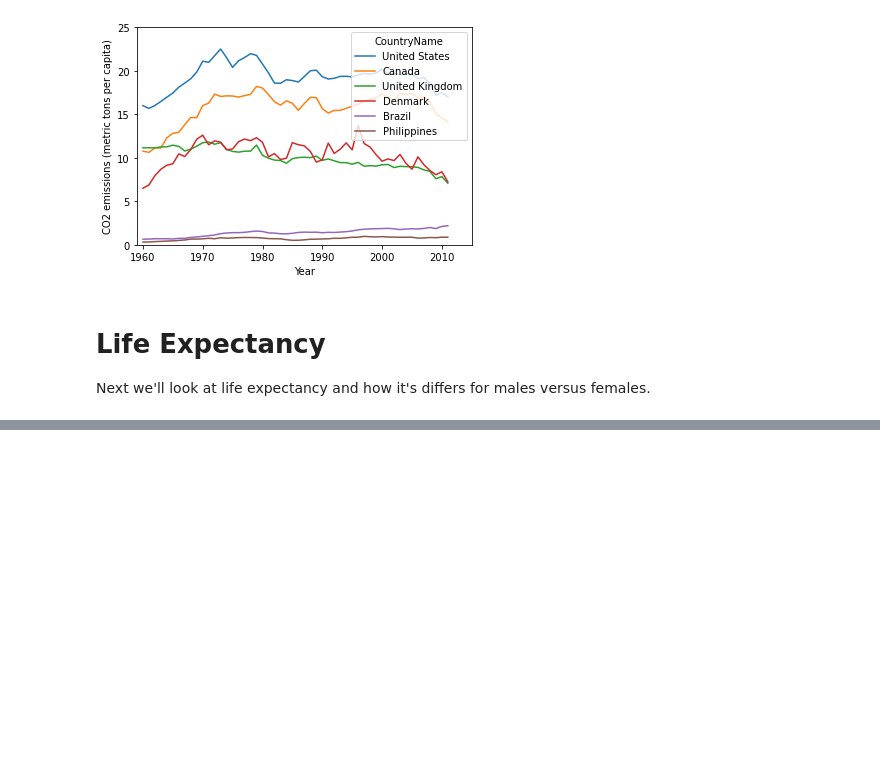
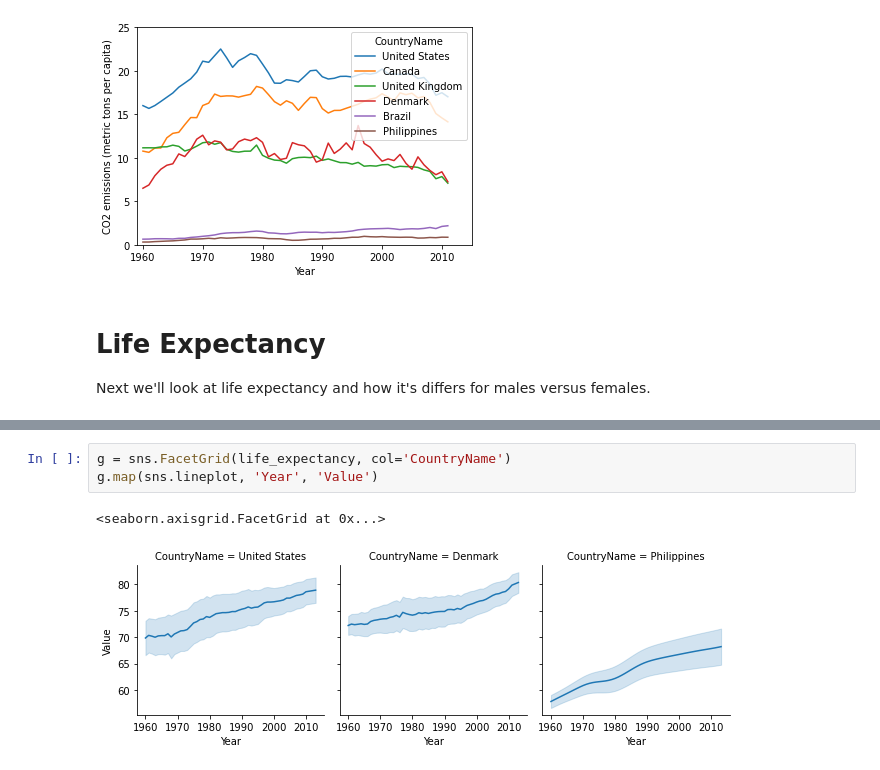
Before and after one commit to data-sandbox/world-development-indicators, a Jupyter notebook: world_development_indicators_exploration.ipynb, the cells around one changed output, grey strips where cells are left out. Saved outputs shown, nothing was run; the diff lists cells and outputs as text; blank space fills up the shorter version.

```diff
--- a/world_development_indicators_exploration.ipynb
+++ b/world_development_indicators_exploration.ipynb
@@ -184,0 +204,6 @@ Text(0.5, 0, 'Year')
+# %%
+g = sns.FacetGrid(life_expectancy, col='CountryName')
+g.map(sns.lineplot, 'Year', 'Value')
+# %% [output]
+<seaborn.axisgrid.FacetGrid at 0x...>
+[figure, added]
```
Also changed, not shown: parts of 7 cells of this notebook.
